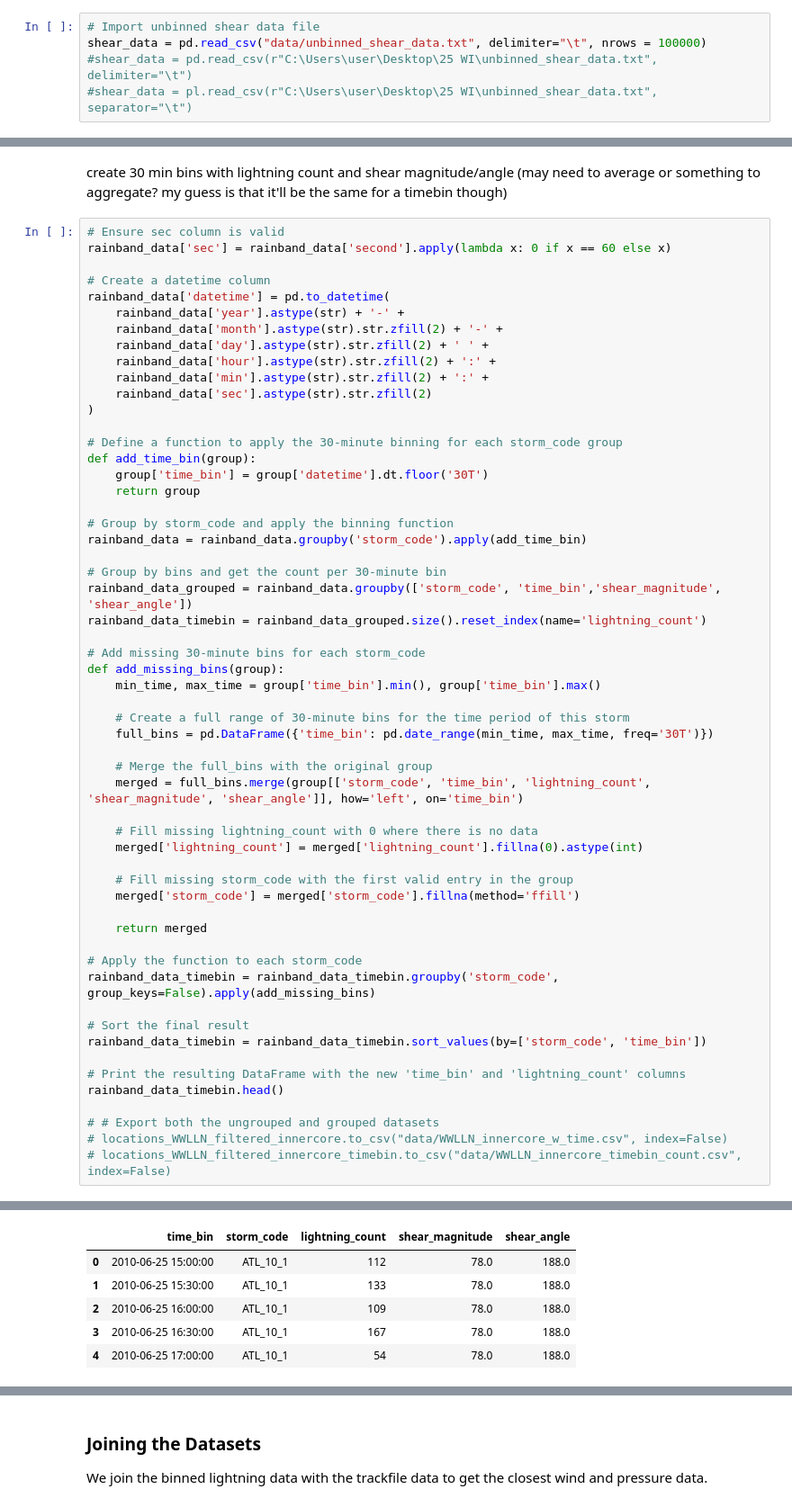
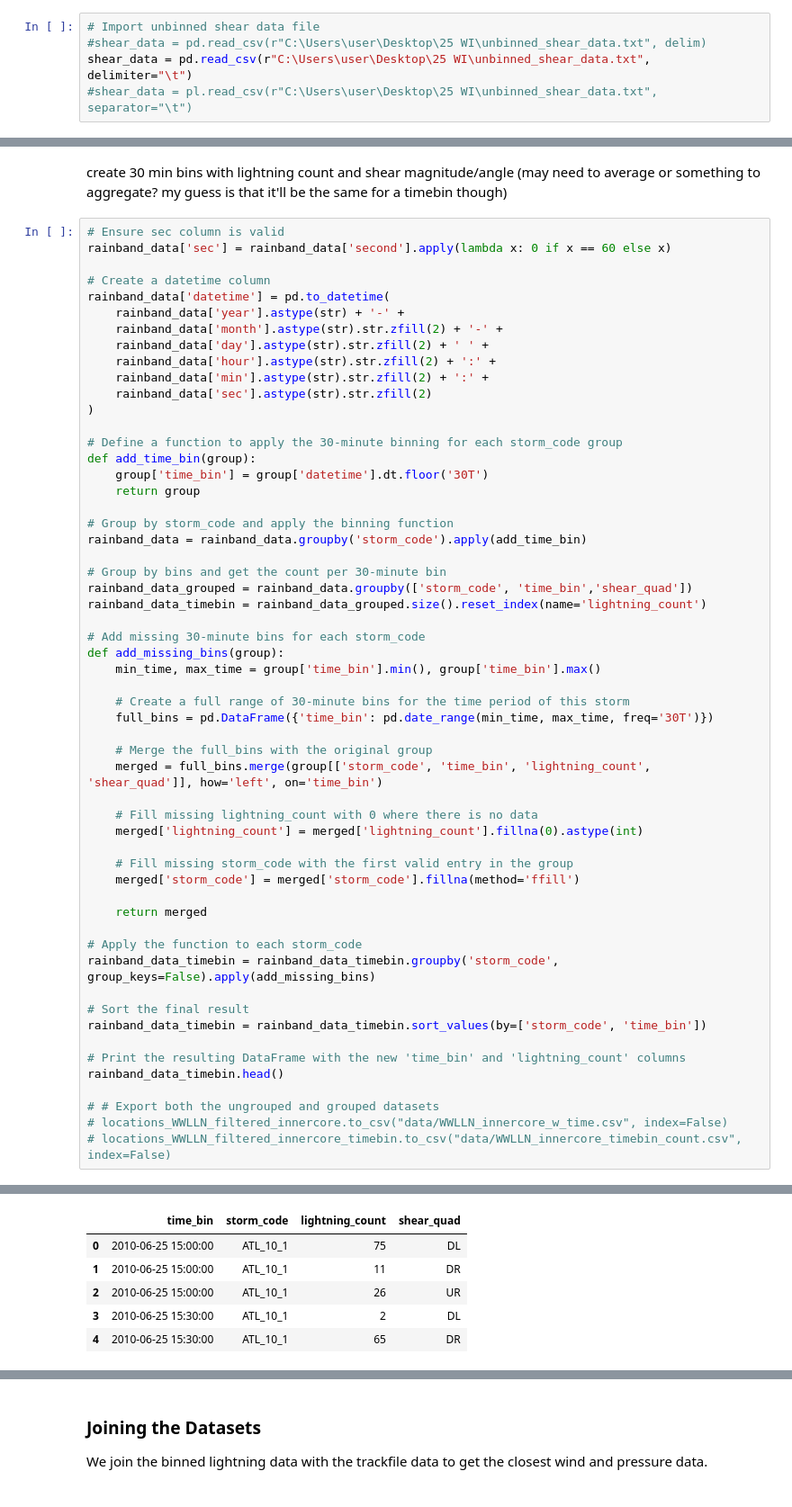
Before and after one commit to aprilggg/Lightning_Analysis_NWRA, a Jupyter notebook: data_pipeline/rainband_data.ipynb, the cells around one changed output, grey strips where cells are left out. Shown at 90% size. Cells and saved outputs as stored; diff of their text form.

```diff
--- a/data_pipeline/rainband_data.ipynb
+++ b/data_pipeline/rainband_data.ipynb
@@ -114,8 +111,8 @@ import pandas as pd
 import numpy as np
 # %%
 # Import unbinned shear data file
-shear_data = pd.read_csv("data/unbinned_shear_data.txt", delimiter="\t", nrows = 100000)
-#shear_data = pd.read_csv(r"C:\Users\user\Desktop\25 WI\unbinned_shear_data.txt", delimiter="\t")
+#shear_data = pd.read_csv(r"C:\Users\user\Desktop\25 WI\unbinned_shear_data.txt", delim)
+shear_data = pd.read_csv(r"C:\Users\user\Desktop\25 WI\unbinned_shear_data.txt", delimiter="\t")
 #shear_data = pl.read_csv(r"C:\Users\user\Desktop\25 WI\unbinned_shear_data.txt", separator="\t")
 # %%
 # Assign column names to the data
@@ -275,7 +292,7 @@ def add_time_bin(group):
 rainband_data = rainband_data.groupby('storm_code').apply(add_time_bin)
 
 # Group by bins and get the count per 30-minute bin
-rainband_data_grouped = rainband_data.groupby(['storm_code', 'time_bin','shear_magnitude', 'shear_angle'])
+rainband_data_grouped = rainband_data.groupby(['storm_code', 'time_bin','shear_quad'])
 rainband_data_timebin = rainband_data_grouped.size().reset_index(name='lightning_count')
 
 # Add missing 30-minute bins for each storm_code
@@ -286,7 +303,7 @@ def add_missing_bins(group):
     full_bins = pd.DataFrame({'time_bin': pd.date_range(min_time, max_time, freq='30T')})
 
     # Merge the full_bins with the original group
-    merged = full_bins.merge(group[['storm_code', 'time_bin', 'lightning_count', 'shear_magnitude', 'shear_angle']], how='left', on='time_bin')
+    merged = full_bins.merge(group[['storm_code', 'time_bin', 'lightning_count', 'shear_quad']], how='left', on='time_bin')
 
     # Fill missing lightning_count with 0 where there is no data
     merged['lightning_count'] = merged['lightning_count'].fillna(0).astype(int)
@@ -320,9 +337,9 @@ To adopt the future behavior and silence this warning, use
-|  | time_bin | storm_code | lightning_count | shear_magnitude | shear_angle |
-| 0 | 2010-06-25 15:00:00 | ATL_10_1 | 112 | 78.0 | 188.0 |
-| 1 | 2010-06-25 15:30:00 | ATL_10_1 | 133 | 78.0 | 188.0 |
-| 2 | 2010-06-25 16:00:00 | ATL_10_1 | 109 | 78.0 | 188.0 |
-| 3 | 2010-06-25 16:30:00 | ATL_10_1 | 167 | 78.0 | 188.0 |
-| 4 | 2010-06-25 17:00:00 | ATL_10_1 | 54 | 78.0 | 188.0 |
+|  | time_bin | storm_code | lightning_count | shear_quad |
+| 0 | 2010-06-25 15:00:00 | ATL_10_1 | 75 | DL |
+| 1 | 2010-06-25 15:00:00 | ATL_10_1 | 11 | DR |
+| 2 | 2010-06-25 15:00:00 | ATL_10_1 | 26 | UR |
+| 3 | 2010-06-25 15:30:00 | ATL_10_1 | 2 | DL |
+| 4 | 2010-06-25 15:30:00 | ATL_10_1 | 65 | DR |
 # %%
 #rainband_data_timebin.groupby(['storm_code','time_bin'])[['shear_magnitude', 'shear_angle']].nunique().query('shear_magnitude <1  or shear_angle < 1')
 rainband_data_timebin.isnull().sum()
```
Also changed, not shown: parts of 12 cells of this notebook.
